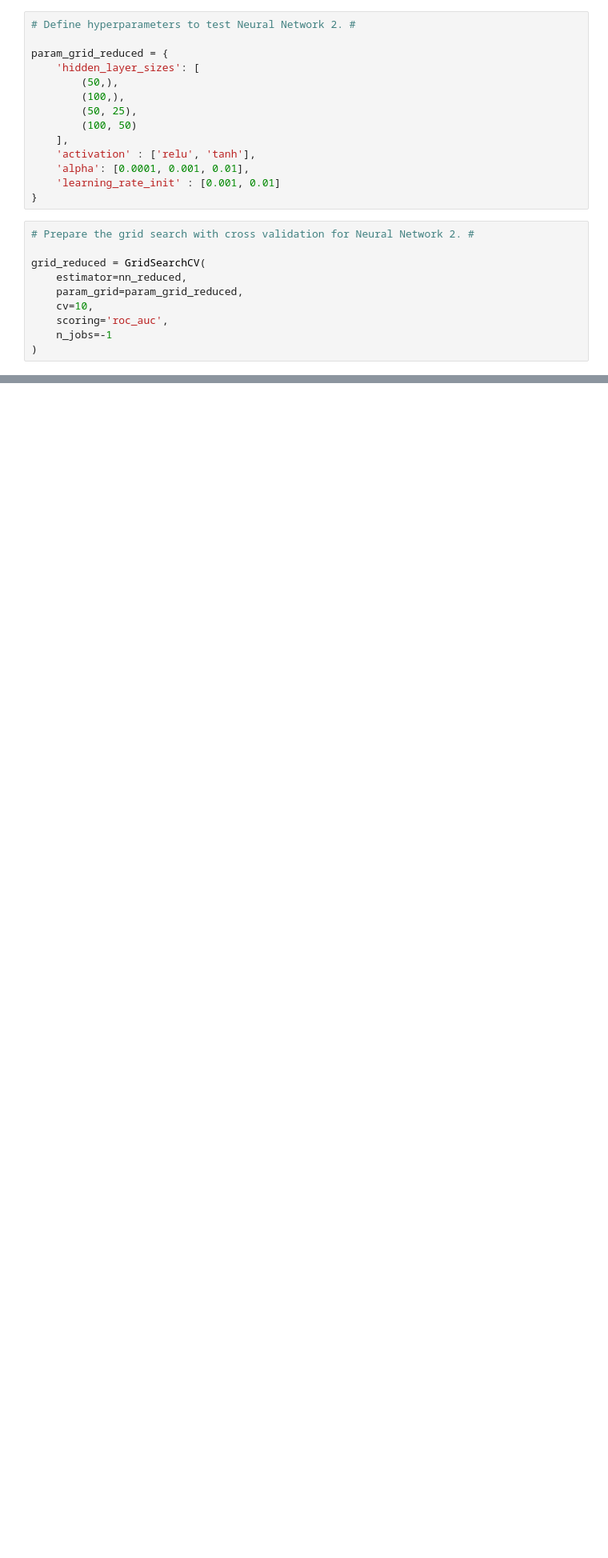
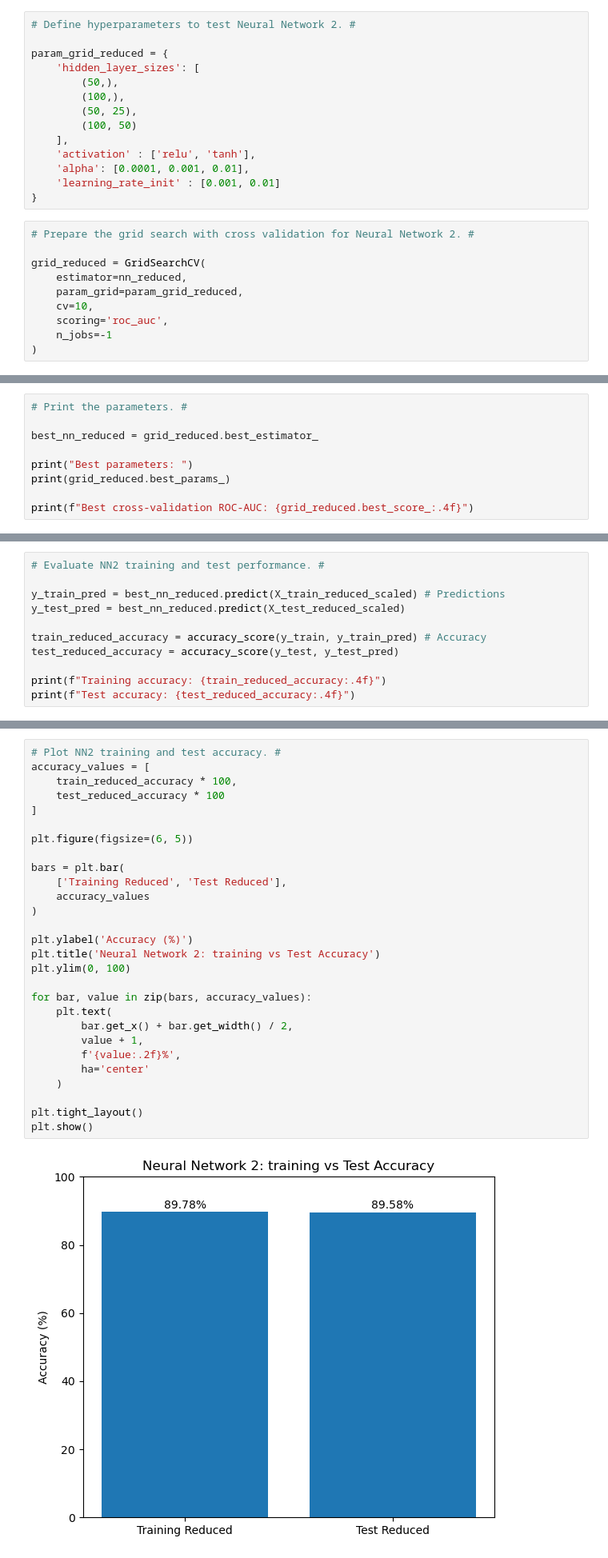
Before and after one commit to Nevi1849/IFQ580-Team-02H, a Jupyter notebook: Task_4.ipynb, the cells around one changed output, grey strips where cells are left out. Shown at 80% size. Cells and saved outputs as stored; diff of their text form; blank space fills up the shorter version.

Commit message:
Update Task 4 neural network analysis

```diff
--- a/Task_4.ipynb
+++ b/Task_4.ipynb
@@ -333,3 +333,12 @@ GridSearchCV(cv=10, estimator=MLPClassifier(max_iter=500, random_state=42),
                                                 (100, 50)],
                          'learning_rate_init': [0.001, 0.01]},
              scoring='roc_auc')
+# %%
+# Print the parameters. #
+
+best_nn_reduced = grid_reduced.best_estimator_
+
+print("Best parameters: ")
+print(grid_reduced.best_params_)
+
+print(f"Best cross-validation ROC-AUC: {grid_reduced.best_score_:.4f}")
@@ -335,0 +349,11 @@ GridSearchCV(cv=10, estimator=MLPClassifier(max_iter=500, random_state=42),
+# %%
+# Evaluate NN2 training and test performance. #
+
+y_train_pred = best_nn_reduced.predict(X_train_reduced_scaled) # Predictions
+y_test_pred = best_nn_reduced.predict(X_test_reduced_scaled)
+
+train_reduced_accuracy = accuracy_score(y_train, y_train_pred) # Accuracy
+test_reduced_accuracy = accuracy_score(y_test, y_test_pred)
+
+print(f"Training accuracy: {train_reduced_accuracy:.4f}")
+print(f"Test accuracy: {test_reduced_accuracy:.4f}")
@@ -335,0 +363,30 @@ GridSearchCV(cv=10, estimator=MLPClassifier(max_iter=500, random_state=42),
+# %%
+# Plot NN2 training and test accuracy. #
+accuracy_values = [
+    train_reduced_accuracy * 100,
+    test_reduced_accuracy * 100
+]
+
+plt.figure(figsize=(6, 5))
+
+bars = plt.bar(
+    ['Training Reduced', 'Test Reduced'],
+    accuracy_values
+)
+
+plt.ylabel('Accuracy (%)')
+plt.title('Neural Network 2: training vs Test Accuracy')
+plt.ylim(0, 100)
+
+for bar, value in zip(bars, accuracy_values):
+    plt.text(
+        bar.get_x() + bar.get_width() / 2,
+        value + 1,
+        f'{value:.2f}%',
+        ha='center'
+    )
+
+plt.tight_layout()
+plt.show()
+# %% [output]
+[figure, added]
```
Also changed, not shown: parts of 13 cells of this notebook.
